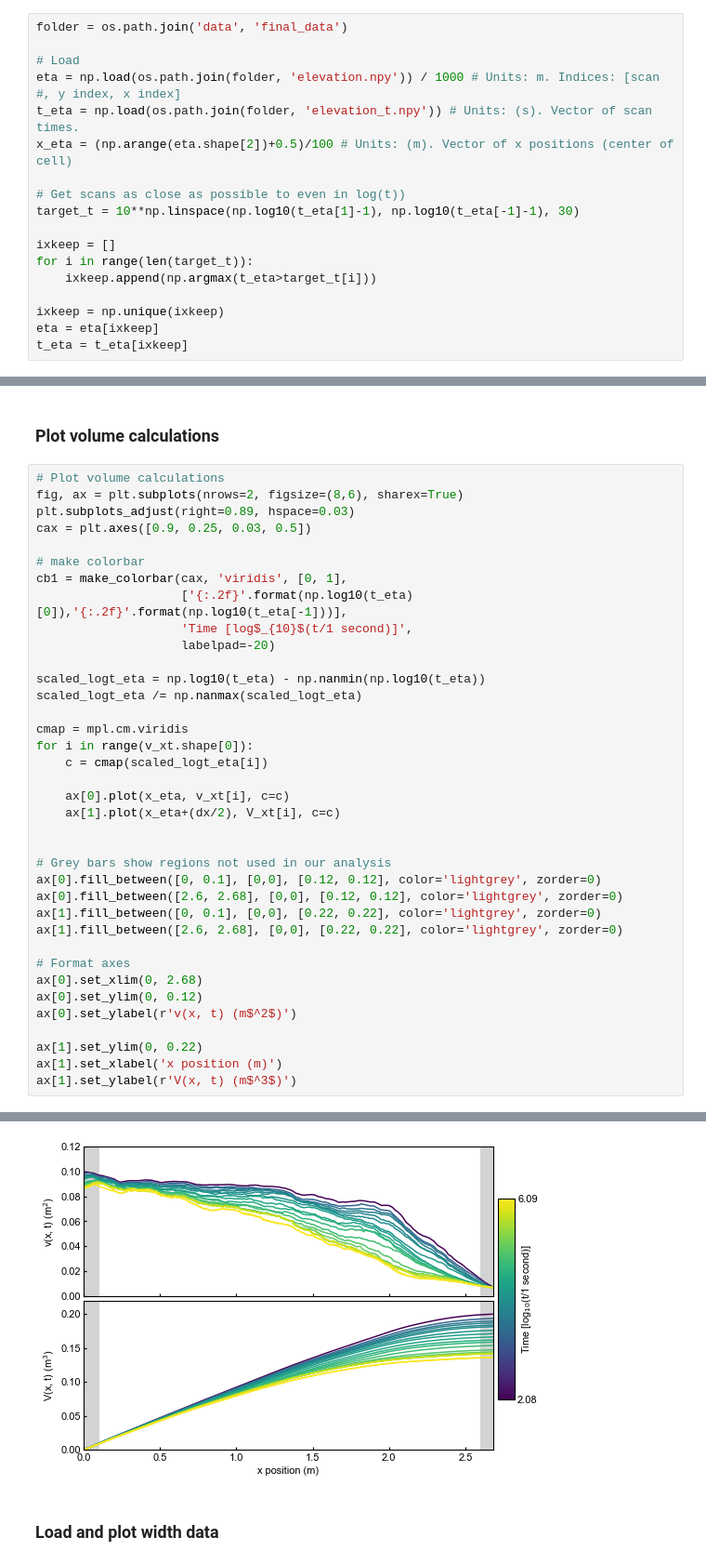
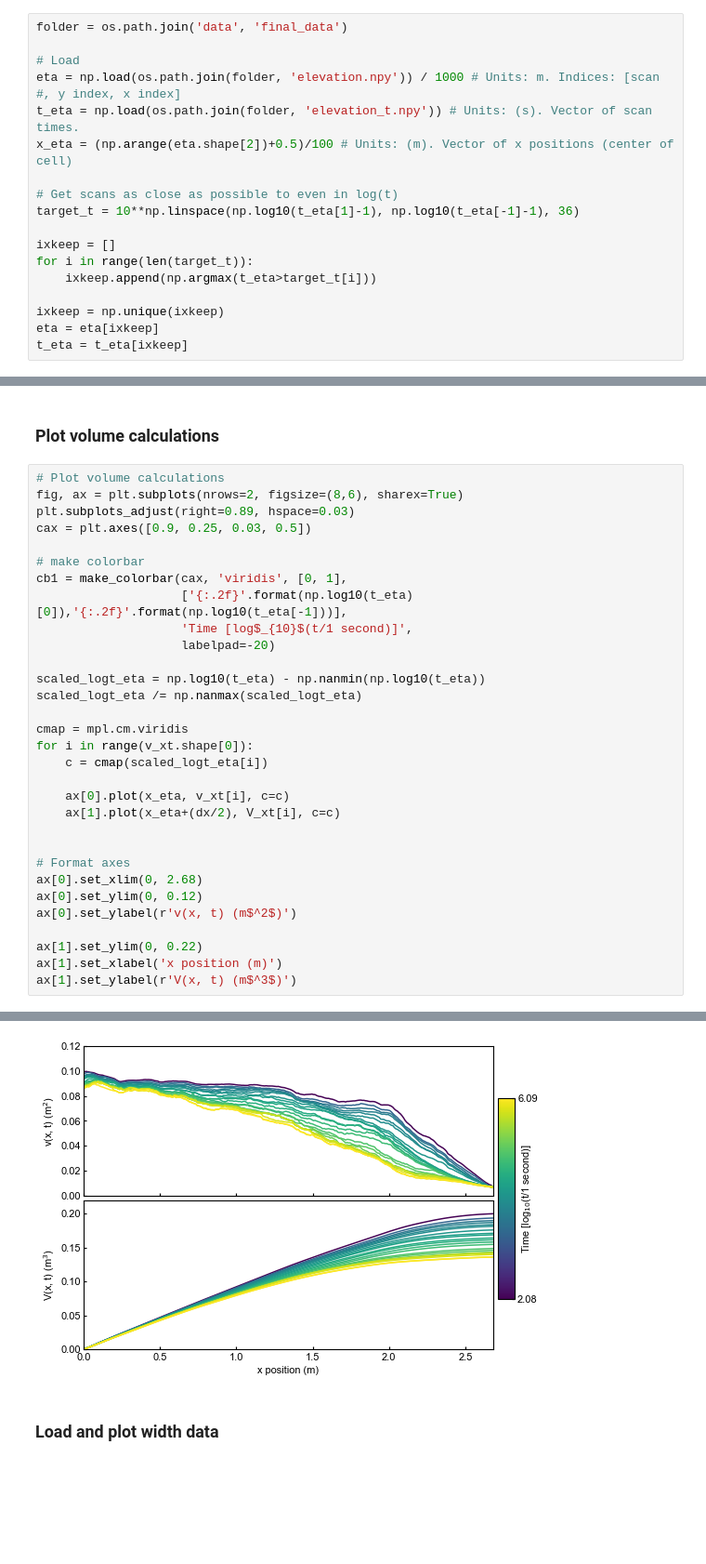
Before and after one commit to tashley/Relaxing-Channel-Data-and-Workflows, a Jupyter notebook: make_final_figures.ipynb, the cells around one changed output, grey strips where cells are left out. Shown at 93% size. Cells and saved outputs as stored; diff of their text form; blank space fills up the shorter version.

```diff
--- a/make_final_figures.ipynb
+++ b/make_final_figures.ipynb
@@ -10,8 +10,8 @@ eta = np.load(os.path.join(folder, 'elevation.npy')) / 1000 # Units: m. Indices:
 t_eta = np.load(os.path.join(folder, 'elevation_t.npy')) # Units: (s). Vector of scan times.
 x_eta = (np.arange(eta.shape[2])+0.5)/100 # Units: (m). Vector of x positions (center of cell)
 
-# Get scans as close as possible to even in log(t))
-target_t = 10**np.linspace(np.log10(t_eta[1]-1), np.log10(t_eta[-1]-1), 30)
+# Get scans as close as possible to even in log(t)
+target_t = 10**np.linspace(np.log10(t_eta[1]-1), np.log10(t_eta[-1]-1), 36)
 
 ixkeep = []
 for i in range(len(target_t)):
@@ -103,40 +103,34 @@ fig, ax = plt.subplots(nrows=2, figsize=(8,6), sharex=True)
 plt.subplots_adjust(right=0.89, hspace=0.03)
 cax = plt.axes([0.9, 0.25, 0.03, 0.5])
 
 # make colorbar
 cb1 = make_colorbar(cax, 'viridis', [0, 1],
                     ['{:.2f}'.format(np.log10(t_eta)[0]),'{:.2f}'.format(np.log10(t_eta[-1]))],
                     'Time [log$_{10}$(t/1 second)]',
                     labelpad=-20)
 
 scaled_logt_eta = np.log10(t_eta) - np.nanmin(np.log10(t_eta))
 scaled_logt_eta /= np.nanmax(scaled_logt_eta)
 
 cmap = mpl.cm.viridis
 for i in range(v_xt.shape[0]):
     c = cmap(scaled_logt_eta[i])
 
     ax[0].plot(x_eta, v_xt[i], c=c)
     ax[1].plot(x_eta+(dx/2), V_xt[i], c=c)
 
 
-# Grey bars show regions not used in our analysis
-ax[0].fill_between([0, 0.1], [0,0], [0.12, 0.12], color='lightgrey', zorder=0)
-ax[0].fill_between([2.6, 2.68], [0,0], [0.12, 0.12], color='lightgrey', zorder=0)
-ax[1].fill_between([0, 0.1], [0,0], [0.22, 0.22], color='lightgrey', zorder=0)
-ax[1].fill_between([2.6, 2.68], [0,0], [0.22, 0.22], color='lightgrey', zorder=0)
-
 # Format axes
 ax[0].set_xlim(0, 2.68)
 ax[0].set_ylim(0, 0.12)
 ax[0].set_ylabel(r'v(x, t) (m$^2$)')
 
 ax[1].set_ylim(0, 0.22)
 ax[1].set_xlabel('x position (m)')
 ax[1].set_ylabel(r'V(x, t) (m$^3$)')
 # %% [output]
 Text(0, 0.5, 'V(x, t) (m$^3$)')
-[figure, old version]
+[figure, new version]
 # %% [markdown]
 ### Load and plot width data
 # %%
```
Also changed, not shown: parts of 17 cells of this notebook, 3 other files.
